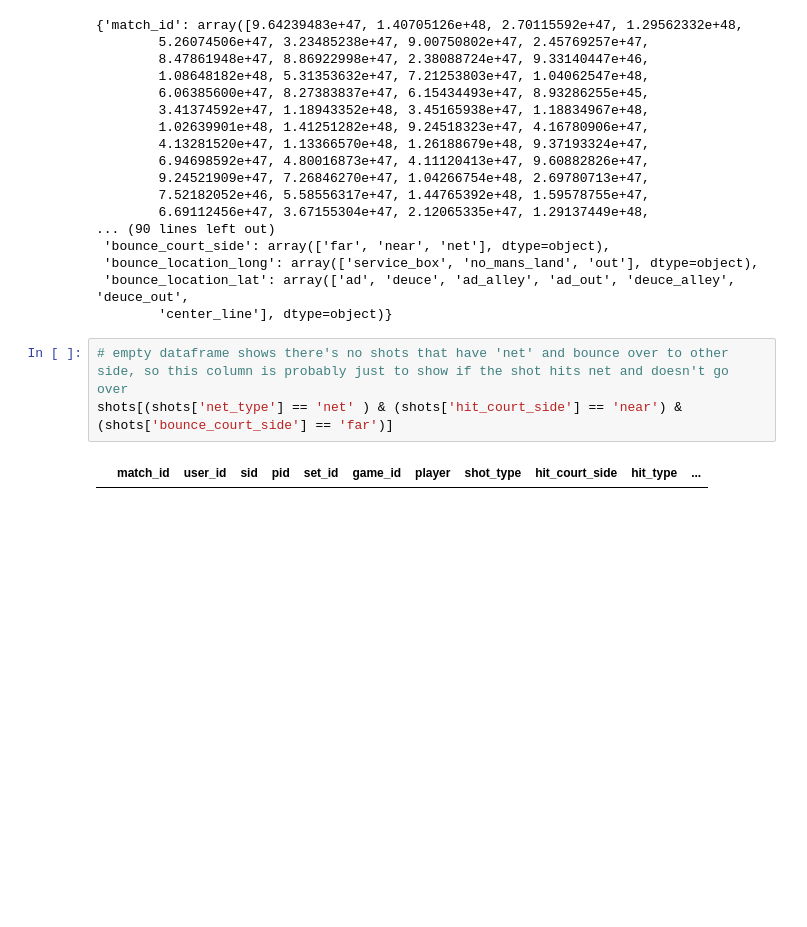
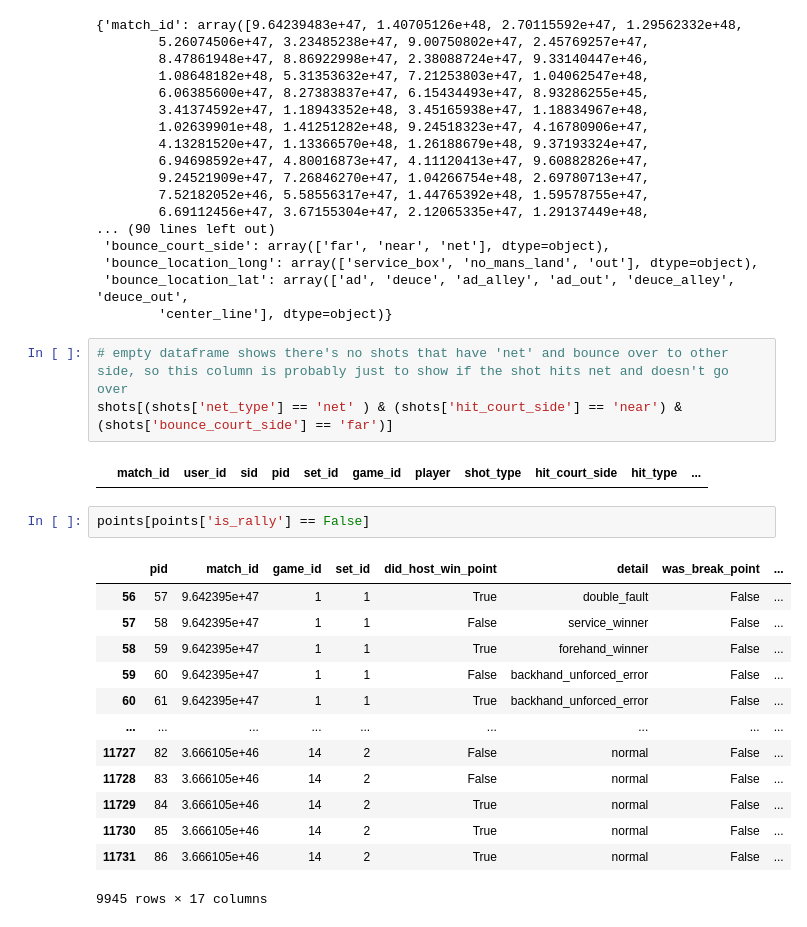
Before and after one commit to bryanhwangg/swingresearch, a Jupyter notebook: Notebook/SwingVision Research Main Notebook.ipynb, the cells around one changed output. Drawn from its saved outputs; the diff is of its cells as text; blank space fills up the shorter version.

Commit message:
post point + match eda

```diff
--- a/Notebook/SwingVision Research Main Notebook.ipynb
+++ b/Notebook/SwingVision Research Main Notebook.ipynb
@@ -114,3 +121,19 @@ shots_unique_vals
 shots[(shots['net_type'] == 'net' ) & (shots['hit_court_side'] == 'near') & (shots['bounce_court_side'] == 'far')]
 # %% [output]
 |  | match_id | user_id | sid | pid | set_id | game_id | player | shot_type | hit_court_side | hit_type | ... |
+# %%
+points[points['is_rally'] == False]
+# %% [output]
+|  | pid | match_id | game_id | set_id | did_host_win_point | detail | was_break_point | ... |
+| 56 | 57 | 9.642395e+47 | 1 | 1 | True | double_fault | False | ... |
+| 57 | 58 | 9.642395e+47 | 1 | 1 | False | service_winner | False | ... |
+| 58 | 59 | 9.642395e+47 | 1 | 1 | True | forehand_winner | False | ... |
+| 59 | 60 | 9.642395e+47 | 1 | 1 | False | backhand_unforced_error | False | ... |
+| 60 | 61 | 9.642395e+47 | 1 | 1 | True | backhand_unforced_error | False | ... |
+| ... | ... | ... | ... | ... | ... | ... | ... | ... |
+| 11727 | 82 | 3.666105e+46 | 14 | 2 | False | normal | False | ... |
+| 11728 | 83 | 3.666105e+46 | 14 | 2 | False | normal | False | ... |
+| 11729 | 84 | 3.666105e+46 | 14 | 2 | True | normal | False | ... |
+| 11730 | 85 | 3.666105e+46 | 14 | 2 | True | normal | False | ... |
+| 11731 | 86 | 3.666105e+46 | 14 | 2 | True | normal | False | ... |
+9945 rows × 17 columns
```
Also changed, not shown: parts of 8 cells of this notebook.
